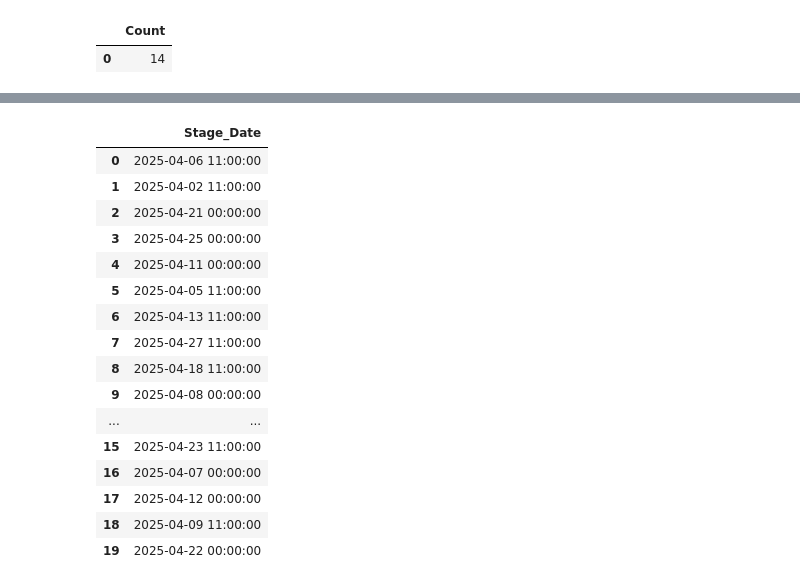
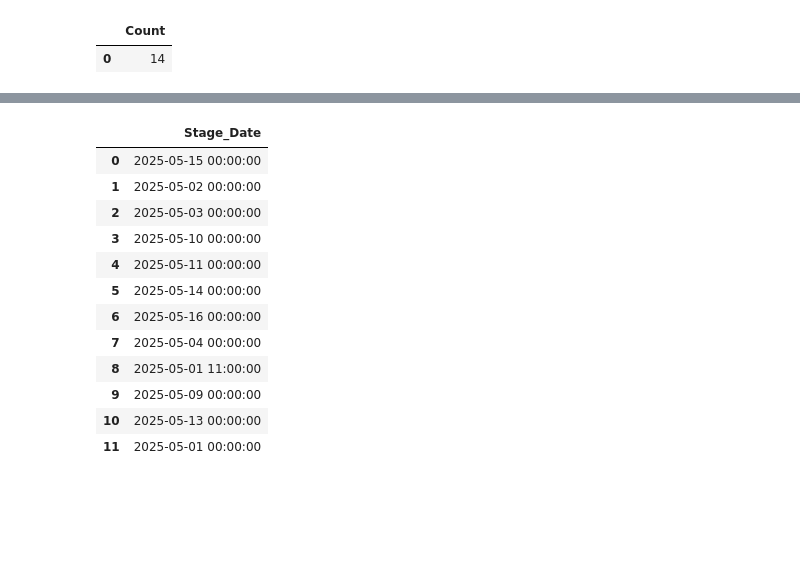
Before and after one commit to cccchhhhrrrr/cccchhhhrrrr.github.io, a Jupyter notebook: docs/python/charts.ipynb, the cells around one changed output, grey strips where cells are left out. Drawn from its saved outputs; the diff is of its cells as text; code cells hidden in the pictures; blank space fills up the shorter version.

```diff
--- a/docs/python/charts.ipynb
+++ b/docs/python/charts.ipynb
@@ -121,25 +122,21 @@ plt.show()
 # %%
 %%sql
     SELECT DISTINCT Stage_Date
     FROM RaceResultsPoints
     WHERE 1 = 1
         AND Points > 0
-        AND Stage_Date >= '2025-04-01'
+        AND Stage_Date >= '2025-05-01'
 # %% [output]
 |  | Stage_Date |
-| 0 | 2025-04-06 11:00:00 |
-| 1 | 2025-04-02 11:00:00 |
-| 2 | 2025-04-21 00:00:00 |
-| 3 | 2025-04-25 00:00:00 |
-| 4 | 2025-04-11 00:00:00 |
-| 5 | 2025-04-05 11:00:00 |
-| 6 | 2025-04-13 11:00:00 |
-| 7 | 2025-04-27 11:00:00 |
-| 8 | 2025-04-18 11:00:00 |
-| 9 | 2025-04-08 00:00:00 |
-| ... | ... |
-| 15 | 2025-04-23 11:00:00 |
-| 16 | 2025-04-07 00:00:00 |
-| 17 | 2025-04-12 00:00:00 |
-| 18 | 2025-04-09 11:00:00 |
-| 19 | 2025-04-22 00:00:00 |
+| 0 | 2025-05-15 00:00:00 |
+| 1 | 2025-05-02 00:00:00 |
+| 2 | 2025-05-03 00:00:00 |
+| 3 | 2025-05-10 00:00:00 |
+| 4 | 2025-05-11 00:00:00 |
+| 5 | 2025-05-14 00:00:00 |
+| 6 | 2025-05-16 00:00:00 |
+| 7 | 2025-05-04 00:00:00 |
+| 8 | 2025-05-01 11:00:00 |
+| 9 | 2025-05-09 00:00:00 |
+| 10 | 2025-05-13 00:00:00 |
+| 11 | 2025-05-01 00:00:00 |
```
Also changed, not shown: parts of 3 cells of this notebook, 21 other files.
